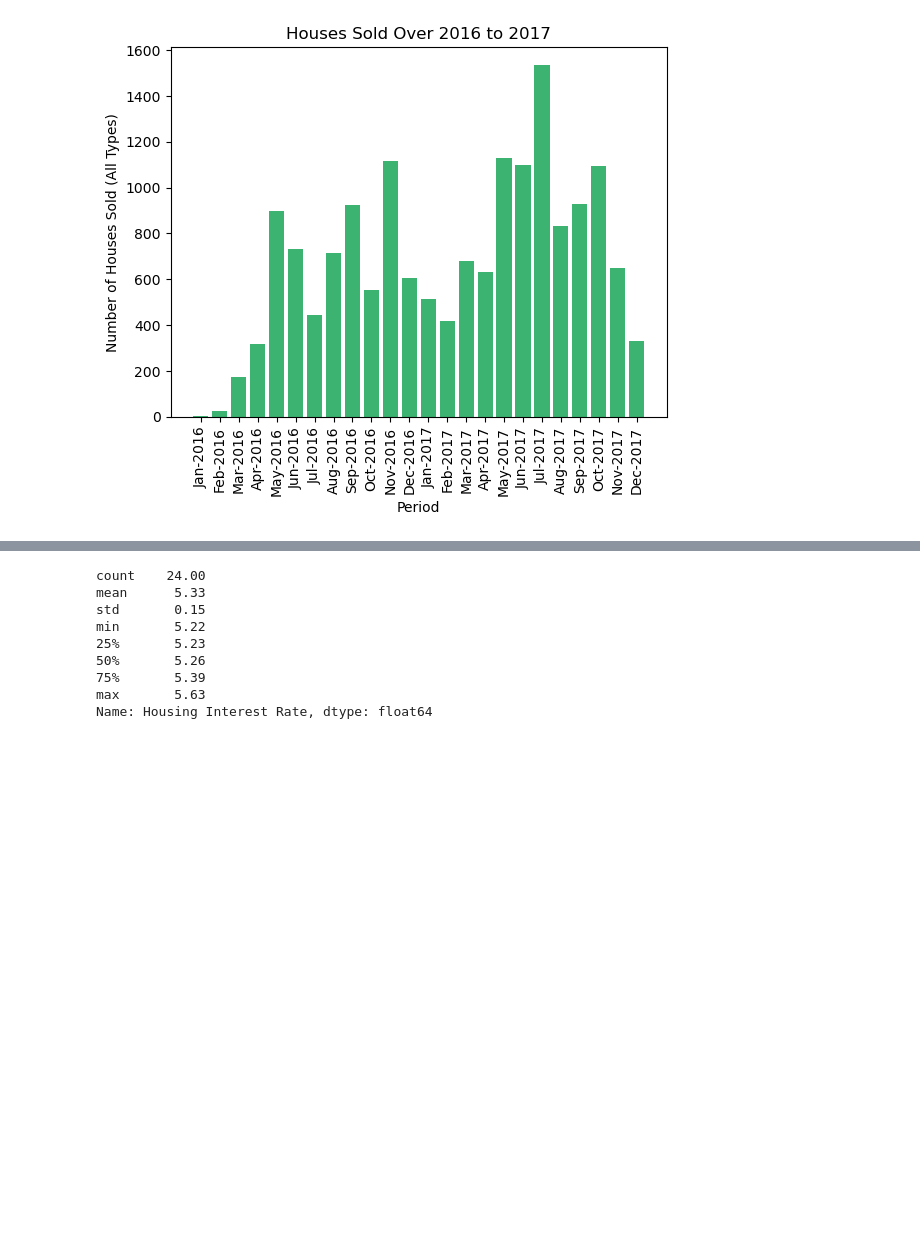
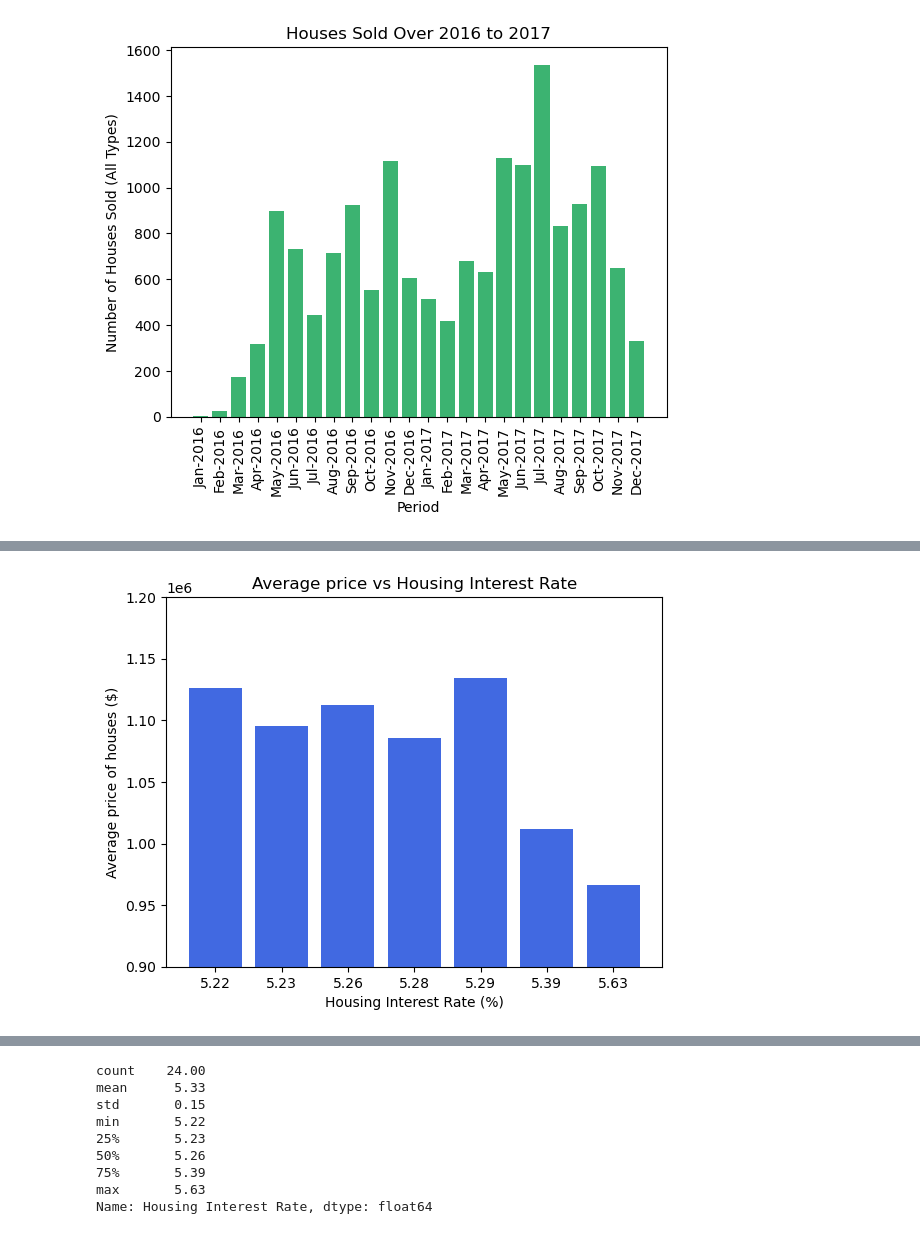
Before and after one commit to Anton0Lee/Project1_grp5, a Jupyter notebook: project1 main codes_Q1.ipynb, the cells around one changed output, grey strips where cells are left out. Cells and saved outputs as stored; diff of their text form; code cells hidden in the pictures; blank space fills up the shorter version.

```diff
--- a/project1 main codes_Q1.ipynb
+++ b/project1 main codes_Q1.ipynb
@@ -203,3 +203,8 @@ housing_and_irate_df3
 | 4 | 5.29 | 1130.0 |
 | 5 | 5.39 | 2077.0 |
 | 6 | 5.63 | 518.0 |
+# %%
+# housing_and_irate_df4 = Mean of housing price VS Interest rates
+housing_and_irate_df4 = pd.DataFrame(housing_and_irate_df2.groupby(housing_and_irate_df2['Housing Interest Rate'])['Average Price'].mean()).reset_index()
+housing_and_irate_df4 = housing_and_irate_df4.rename(columns={'Average Price':'Average Price (mean)'}).round(2)
+housing_and_irate_df4
@@ -228,3 +242,13 @@ plt.show()
+# %%
+# Bar plot for Sale counts VS Interest rate
+plt.bar(housing_and_irate_df4['Housing Interest Rate'], housing_and_irate_df4['Average Price (mean)'], color='royalblue')
+plt.title('Average price vs Housing Interest Rate')
+plt.xlabel('Housing Interest Rate (%)')
+plt.ylabel('Average price of houses ($)')
+plt.ylim(0.9*1e6,1.2*1e6)
+plt.show()
+# %% [output]
+[figure, added]
 # %%
 # Plot for Sale counts VS Interest rate over time.
 count_x=housing_and_irate_df2['Period']
```
Also changed, not shown: parts of 4 cells of this notebook.
